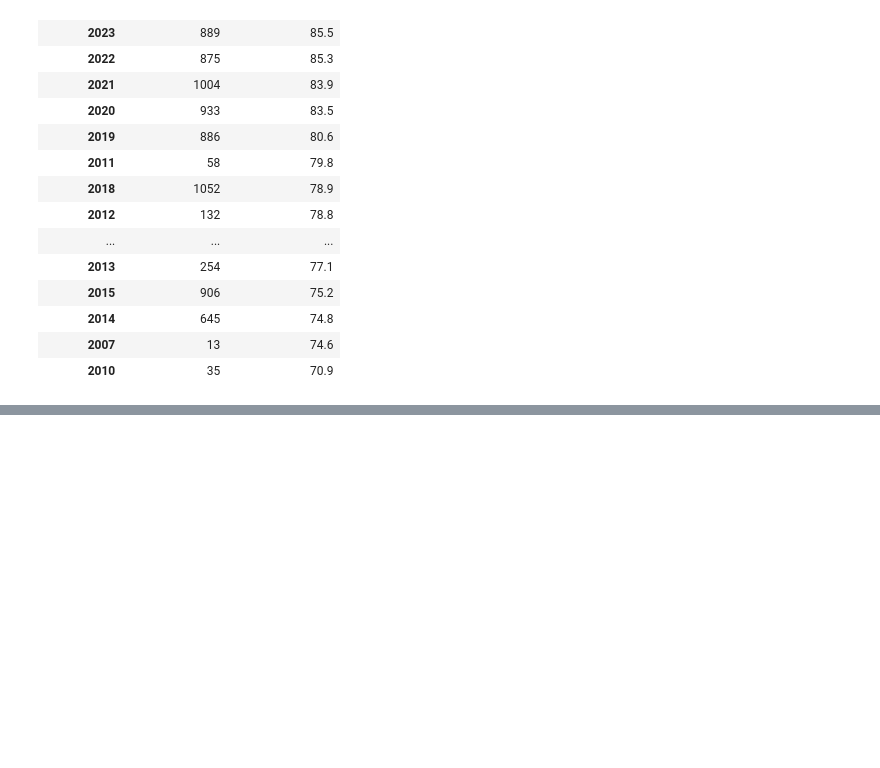
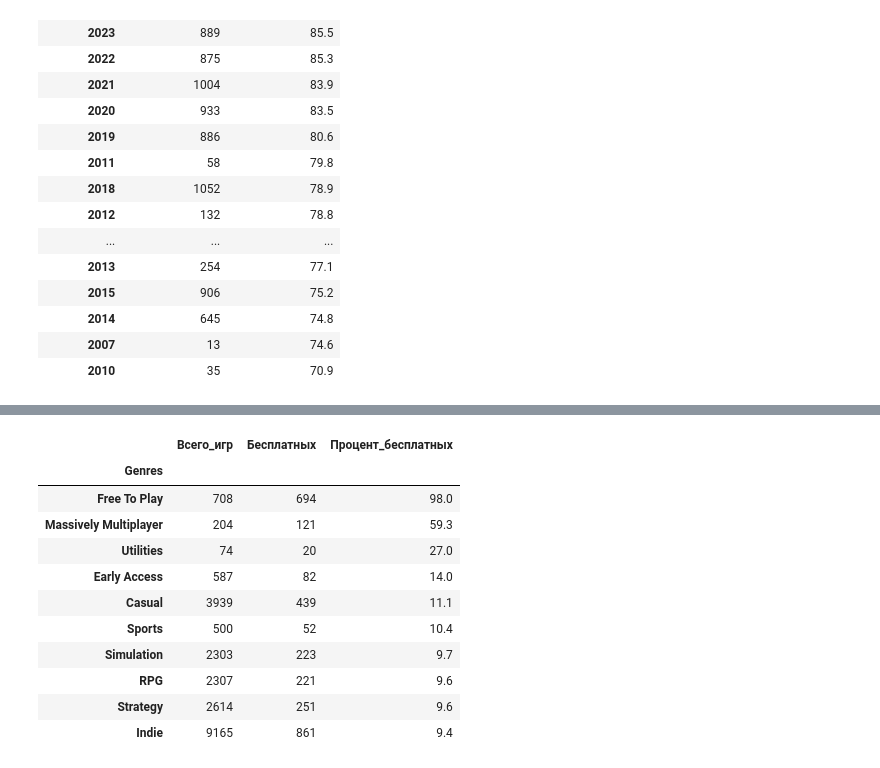
Before and after one commit to zhamilyasairan/YDL2026_Zhamilya, a Jupyter notebook: day2/lesson2_task_steamgames.ipynb, the cells around one changed output, grey strips where cells are left out. Cells and saved outputs as stored; diff of their text form; code cells hidden in the pictures; blank space fills up the shorter version.

```diff
--- a/day2/lesson2_task_steamgames.ipynb
+++ b/day2/lesson2_task_steamgames.ipynb
@@ -301,0 +317,39 @@ display(top_games)
+# %%
+# Разбиваем жанры, добавляем флаг "бесплатная" (реальная цена — в Required age)
+genre_free = (
+    df_clean[['Genres', 'Required age']]
+    .assign(
+        Genres  = df_clean['Genres'].str.split(','),
+        is_free = (df_clean['Required age'] == 0),
+    )
+    .explode('Genres')
+)
+genre_free['Genres'] = genre_free['Genres'].str.strip()
+
+result_free = (
+    genre_free
+    .groupby('Genres')
+    .agg(
+        Всего_игр      = ('is_free', 'count'),
+        Бесплатных     = ('is_free', 'sum'),
+    )
+    .query('Всего_игр >= 50')
+    .assign(Процент_бесплатных=lambda x: (x['Бесплатных'] / x['Всего_игр'] * 100).round(1))
+    .sort_values('Процент_бесплатных', ascending=False)
+    .head(10)
+)
+
+display(result_free)
+# %% [output]
+|  | Всего_игр | Бесплатных | Процент_бесплатных |
+| Genres |  |  |  |
+| Free To Play | 708 | 694 | 98.0 |
+| Massively Multiplayer | 204 | 121 | 59.3 |
+| Utilities | 74 | 20 | 27.0 |
+| Early Access | 587 | 82 | 14.0 |
+| Casual | 3939 | 439 | 11.1 |
+| Sports | 500 | 52 | 10.4 |
+| Simulation | 2303 | 223 | 9.7 |
+| RPG | 2307 | 221 | 9.6 |
+| Strategy | 2614 | 251 | 9.6 |
+| Indie | 9165 | 861 | 9.4 |
```
Also changed, not shown: parts of 1 cell of this notebook.
